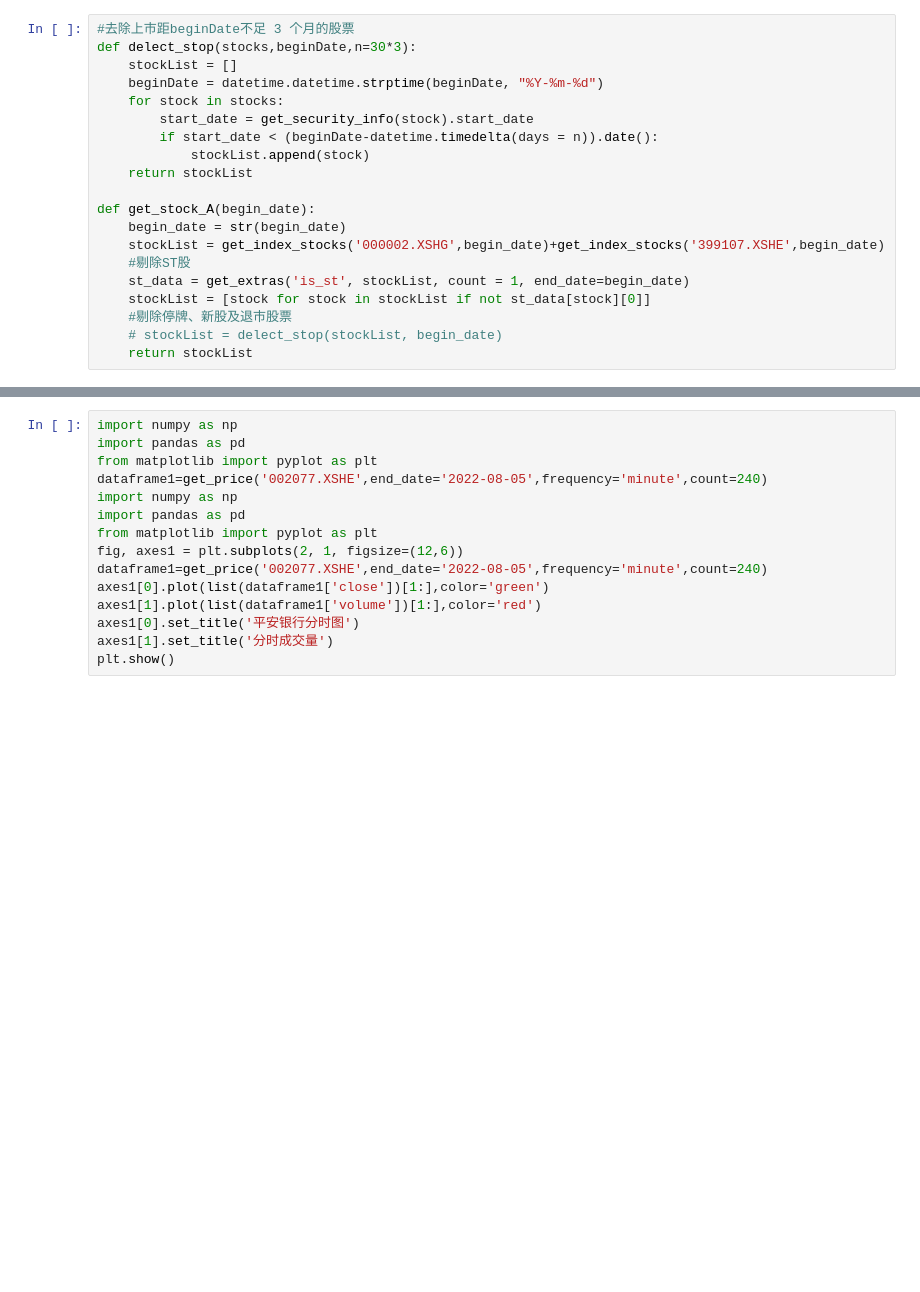
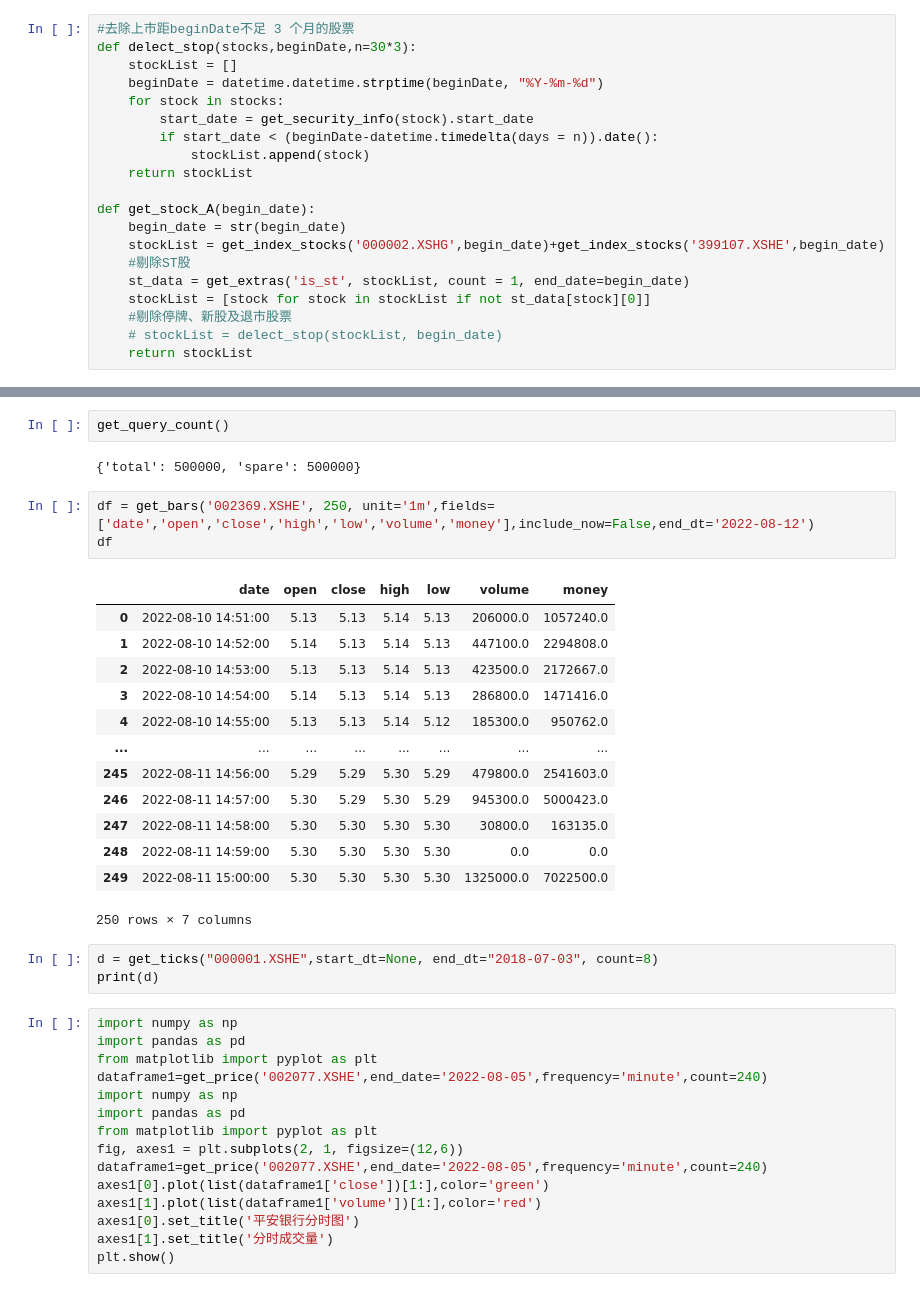
Before and after one commit to ifcheung2012/industryleader, a Jupyter notebook: joinquant.ipynb, the cells around one changed output, grey strips where cells are left out. Cells and saved outputs as stored; diff of their text form; blank space fills up the shorter version.

```diff
--- a/joinquant.ipynb
+++ b/joinquant.ipynb
@@ -27,3 +29,27 @@ auth('17712910405','Momocha_1982') #账号是申请时所填写的手机号；
+# %%
+get_query_count()
+# %% [output]
+{'total': 500000, 'spare': 500000}
+# %%
+df = get_bars('002369.XSHE', 250, unit='1m',fields=['date','open','close','high','low','volume','money'],include_now=False,end_dt='2022-08-12')
+df
+# %% [output]
+|  | date | open | close | high | low | volume | money |
+| 0 | 2022-08-10 14:51:00 | 5.13 | 5.13 | 5.14 | 5.13 | 206000.0 | 1057240.0 |
+| 1 | 2022-08-10 14:52:00 | 5.14 | 5.13 | 5.14 | 5.13 | 447100.0 | 2294808.0 |
+| 2 | 2022-08-10 14:53:00 | 5.13 | 5.13 | 5.14 | 5.13 | 423500.0 | 2172667.0 |
+| 3 | 2022-08-10 14:54:00 | 5.14 | 5.13 | 5.14 | 5.13 | 286800.0 | 1471416.0 |
+| 4 | 2022-08-10 14:55:00 | 5.13 | 5.13 | 5.14 | 5.12 | 185300.0 | 950762.0 |
+| ... | ... | ... | ... | ... | ... | ... | ... |
+| 245 | 2022-08-11 14:56:00 | 5.29 | 5.29 | 5.30 | 5.29 | 479800.0 | 2541603.0 |
+| 246 | 2022-08-11 14:57:00 | 5.30 | 5.29 | 5.30 | 5.29 | 945300.0 | 5000423.0 |
+| 247 | 2022-08-11 14:58:00 | 5.30 | 5.30 | 5.30 | 5.30 | 30800.0 | 163135.0 |
+| 248 | 2022-08-11 14:59:00 | 5.30 | 5.30 | 5.30 | 5.30 | 0.0 | 0.0 |
+| 249 | 2022-08-11 15:00:00 | 5.30 | 5.30 | 5.30 | 5.30 | 1325000.0 | 7022500.0 |
+250 rows × 7 columns
+# %%
+d = get_ticks("000001.XSHE",start_dt=None, end_dt="2018-07-03", count=8)
+print(d)
 # %%
 import numpy as np
 import pandas as pd
```
Also changed, not shown: parts of 39 cells of this notebook, 6 other files.
